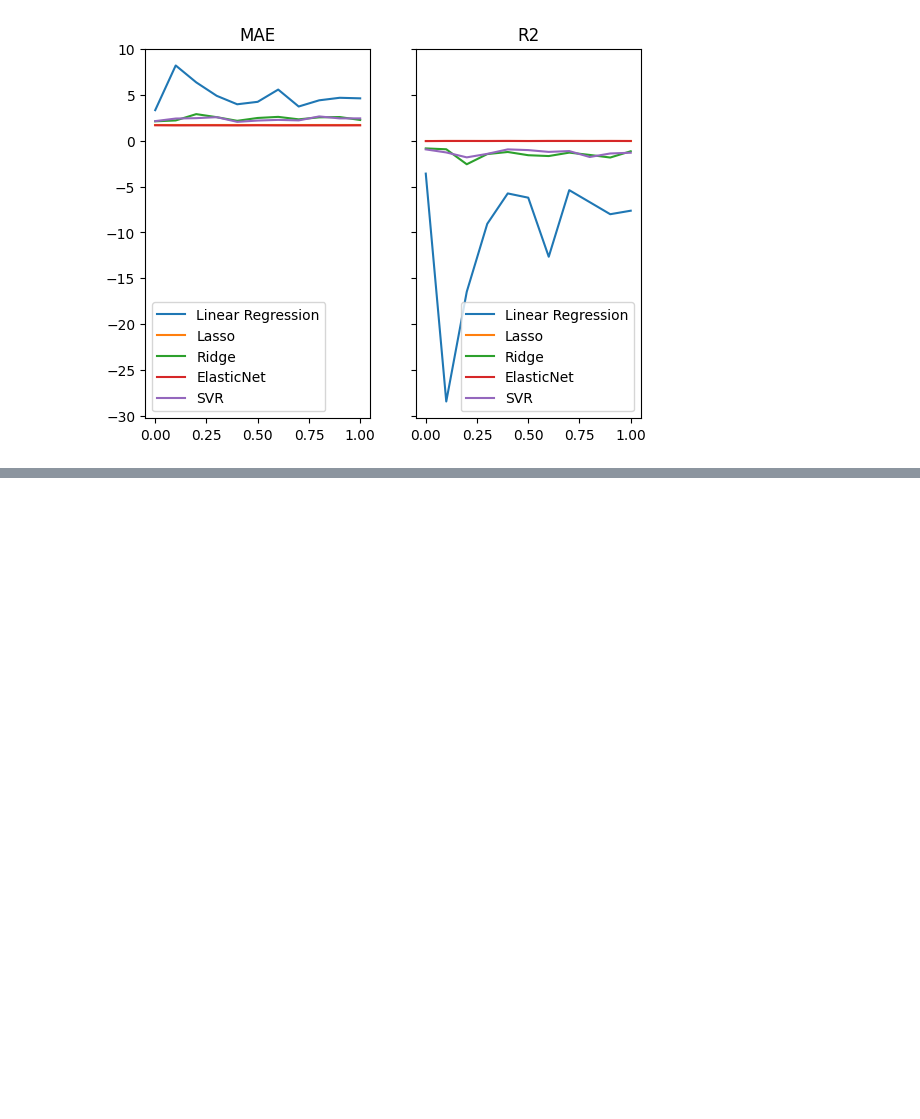
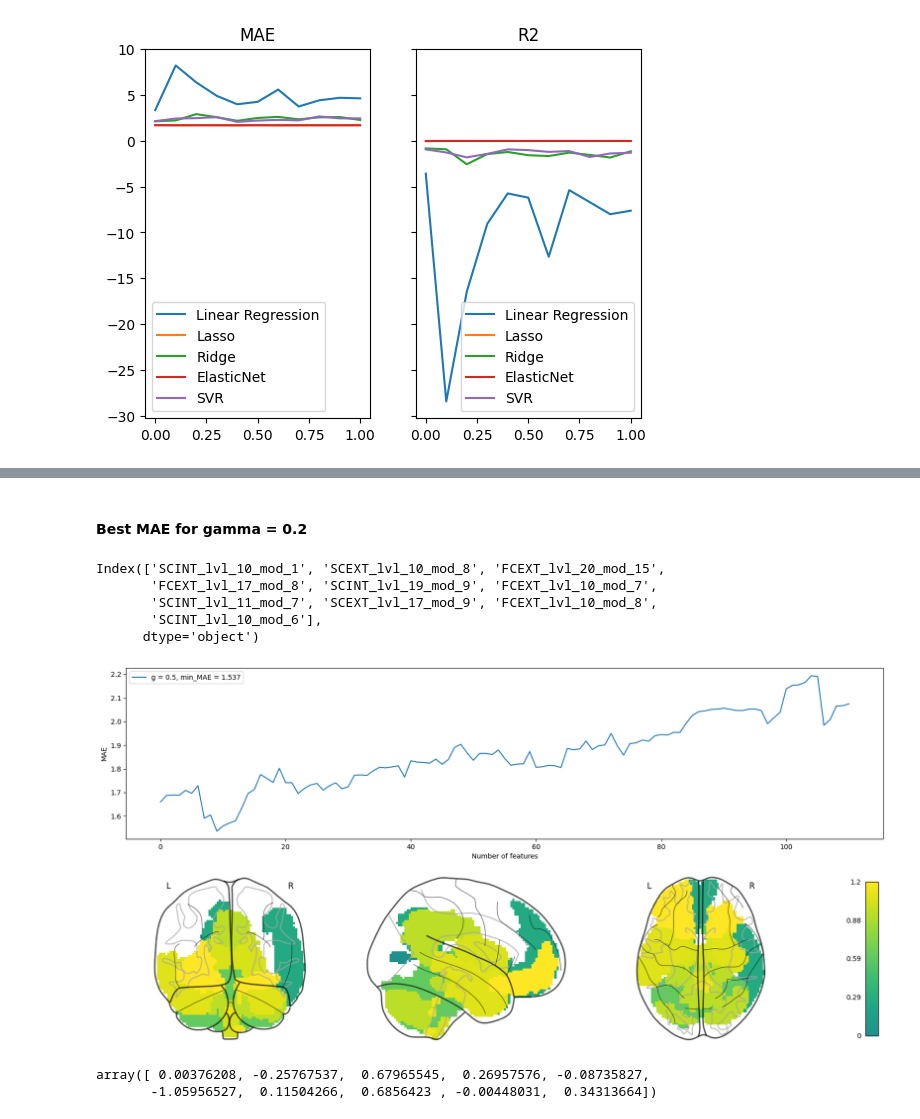
Before and after one commit to compneurobilbao/bha2, a Jupyter notebook: bha/sandbox.ipynb, the cells around one changed output, grey strips where cells are left out. Saved outputs shown, nothing was run; the diff lists cells and outputs as text; code cells hidden in the pictures; blank space fills up the shorter version.

```diff
--- a/bha/sandbox.ipynb
+++ b/bha/sandbox.ipynb
@@ -138,0 +165,62 @@ Xt.shape
+# %% [markdown]
+#### Best MAE for gamma = 0.2
+# %%
+g=0.5
+model = model = SVR(kernel='linear')
+y = np.genfromtxt(os.path.join(project_path, "behaviour", "Cognitive_Test_Battery_LEMON",
+    "CVLT",  "CVLT_zstuffed.txt"))
+scaler = StandardScaler()
+df = pd.read_csv(os.path.join(project_path, "df_connectomes", "tree_features_g_" + str(g) + ".csv"))
+label_dict = json.loads(open(os.path.join(project_path, "df_connectomes", "tree_features_g_" + str(g) + ".json"), "r").read())
+X = scaler.fit_transform(df)
+
+selector = RFECV(model, step=1, cv=10, scoring='neg_mean_absolute_error')
+selector.fit(X, y)
+
+X_sorted = X[:, selector.ranking_-1]
+names_sorted = df.columns[selector.ranking_-1]
+
+mae = []
+for idx in range(1,len(selector.ranking_)):
+    X_sub_samp = X_sorted[:, :idx]
+    Y_pred = cross_val_predict(model, X_sub_samp, y, cv=10)
+    mae.append(mean_absolute_error(y, Y_pred))
+
+min_mae_position = np.where(mae == np.min(mae))[0][0]
+model_optimal = model.fit(X_sorted[:, :min_mae_position+1], y)
+optimal_coeffs = model_optimal.coef_[0]
+optimal_modules = names_sorted[:min_mae_position+1]
+
+atlas = nib.load(os.path.join(project_path, "craddock_2128_2mm.nii.gz"))
+module_coef = []
+for idx, mod in enumerate(optimal_modules):
+    rois = label_dict[mod[6:]]
+    module_coef.append(get_module_img(atlas, rois, abs(optimal_coeffs[idx])))
+
+coeff_module_avg = np.array(module_coef).sum(axis=0)
+coeff_module_img = nib.Nifti1Image(coeff_module_avg, affine=atlas.affine)
+
+#create a subplot
+fig, ax = plt.subplots(2, 1)
+ax[0].plot(mae, label="g = " + str(g) + ", min_MAE = " + str('%.3f'%np.min(mae)))
+ax[0].set_xlabel("Number of features")
+ax[0].set_ylabel("MAE")
+ax[0].legend()
+
+plotting.plot_glass_brain(coeff_module_img, axes=ax[1],
+    colorbar = True, cmap='viridis')
+
+optimal_modules
+# %% [output]
+Index(['SCINT_lvl_10_mod_1', 'SCEXT_lvl_10_mod_8', 'FCEXT_lvl_20_mod_15',
+       'FCEXT_lvl_17_mod_8', 'SCINT_lvl_19_mod_9', 'FCEXT_lvl_10_mod_7',
+       'SCINT_lvl_11_mod_7', 'SCEXT_lvl_17_mod_9', 'FCEXT_lvl_10_mod_8',
+       'SCINT_lvl_10_mod_6'],
+      dtype='object')
+[figure, added]
+# %%
+optimal_coeffs = model_optimal.coef_[0]
+optimal_coeffs
+# %% [output]
+array([ 0.00376208, -0.25767537,  0.67965545,  0.26957576, -0.08735827,
+       -1.05956527,  0.11504266,  0.6856423 , -0.00448031,  0.34313664])
```
Also changed, not shown: parts of 18 cells of this notebook, 1 other file.
